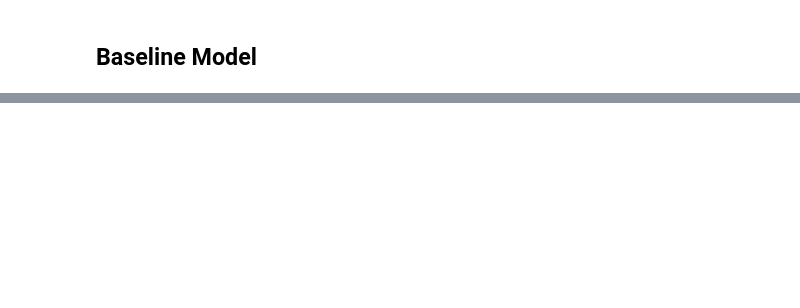
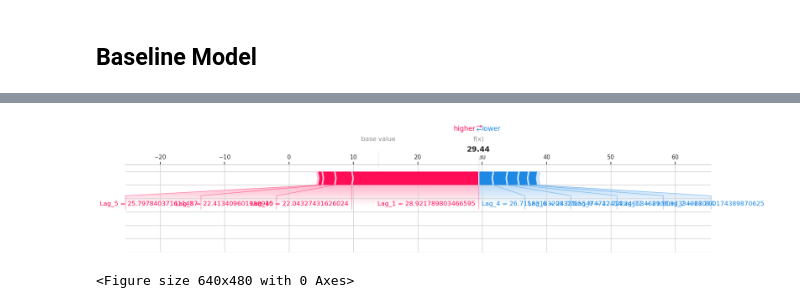
Before and after one commit to MartinsAwojide/inflation_nowcast, a Jupyter notebook: modelling.ipynb, the cells around one changed output, grey strips where cells are left out. Saved outputs shown, nothing was run; the diff lists cells and outputs as text; code cells hidden in the pictures; blank space fills up the shorter version.

```diff
--- a/modelling.ipynb
+++ b/modelling.ipynb
@@ -26,0 +648,11 @@ inflation_data.head()
+# %%
+# Create force plot for a single prediction
+shap.initjs()
+shap.force_plot(explainer.expected_value,
+                shap_values[0,:],
+                X_test_12.iloc[0,:],
+                matplotlib=True,
+                show=True)
+plt.savefig('./shap_force_plot.png')
+plt.show()
+# %% [output]
@@ -26,0 +660,2 @@ inflation_data.head()
+[figure, added]
+<Figure size 640x480 with 0 Axes>
```
Also changed, not shown: parts of 23 cells of this notebook, 4 other files.
